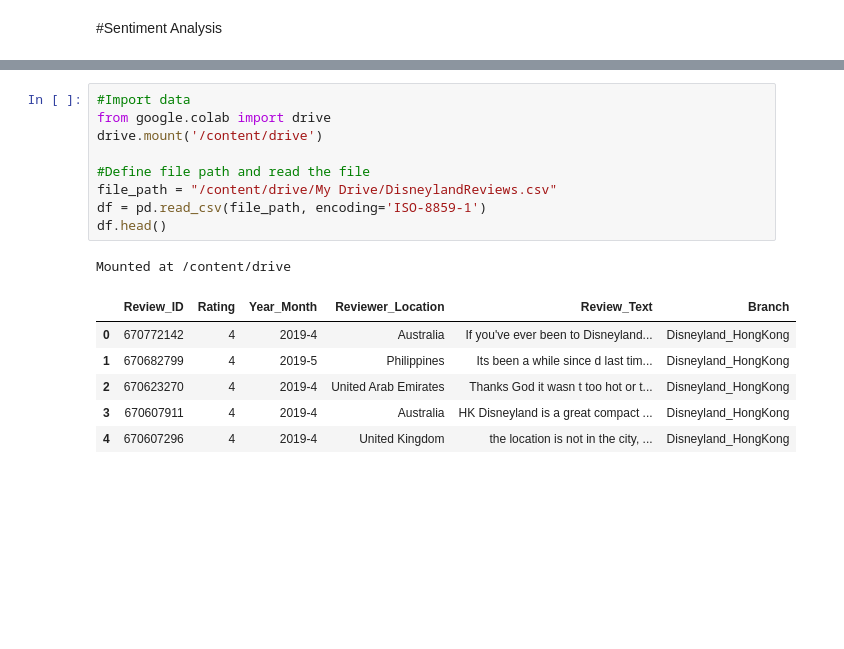
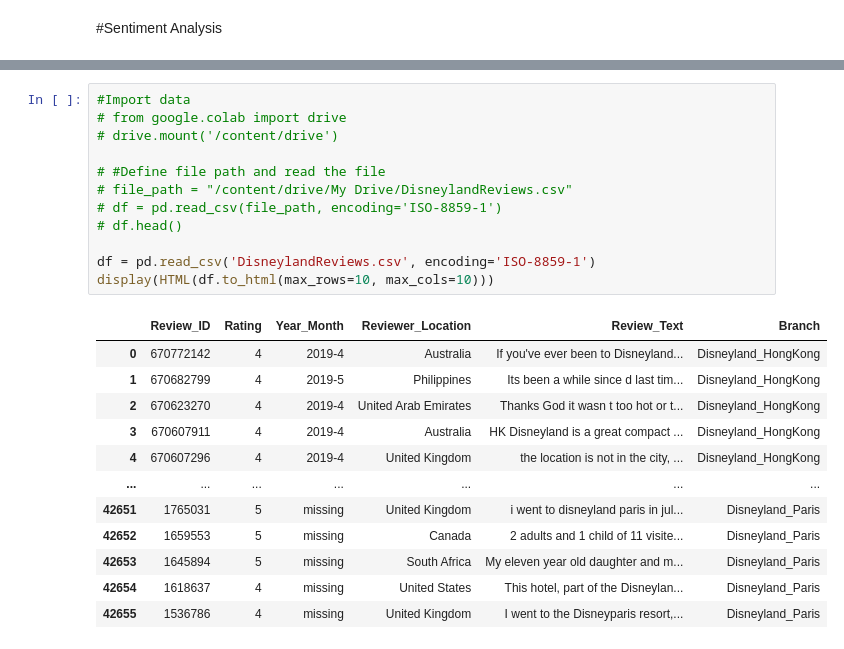
Before and after one commit to reallyjustalan/DSA3101_Group8_Project1, a Jupyter notebook: B4/DSA3101_B4_Predictive_Modelling.ipynb, the cells around one changed output, grey strips where cells are left out. Drawn from its saved outputs; the diff is of its cells as text; blank space fills up the shorter version.

```diff
--- a/B4/DSA3101_B4_Predictive_Modelling.ipynb
+++ b/B4/DSA3101_B4_Predictive_Modelling.ipynb
@@ -14,17 +37,25 @@ True
 # %%
 #Import data
-from google.colab import drive
-drive.mount('/content/drive')
+# from google.colab import drive
+# drive.mount('/content/drive')
 
-#Define file path and read the file
-file_path = "/content/drive/My Drive/DisneylandReviews.csv"
-df = pd.read_csv(file_path, encoding='ISO-8859-1')
-df.head()
+# #Define file path and read the file
+# file_path = "/content/drive/My Drive/DisneylandReviews.csv"
+# df = pd.read_csv(file_path, encoding='ISO-8859-1')
+# df.head()
+
+df = pd.read_csv('DisneylandReviews.csv', encoding='ISO-8859-1')
+display(HTML(df.to_html(max_rows=10, max_cols=10)))
 # %% [output]
-Mounted at /content/drive
 |  | Review_ID | Rating | Year_Month | Reviewer_Location | Review_Text | Branch |
 | 0 | 670772142 | 4 | 2019-4 | Australia | If you've ever been to Disneyland... | Disneyland_HongKong |
 | 1 | 670682799 | 4 | 2019-5 | Philippines | Its been a while since d last tim... | Disneyland_HongKong |
 | 2 | 670623270 | 4 | 2019-4 | United Arab Emirates | Thanks God it wasn t too hot or t... | Disneyland_HongKong |
 | 3 | 670607911 | 4 | 2019-4 | Australia | HK Disneyland is a great compact ... | Disneyland_HongKong |
 | 4 | 670607296 | 4 | 2019-4 | United Kingdom | the location is not in the city, ... | Disneyland_HongKong |
+| ... | ... | ... | ... | ... | ... | ... |
+| 42651 | 1765031 | 5 | missing | United Kingdom | i went to disneyland paris in jul... | Disneyland_Paris |
+| 42652 | 1659553 | 5 | missing | Canada | 2 adults and 1 child of 11 visite... | Disneyland_Paris |
+| 42653 | 1645894 | 5 | missing | South Africa | My eleven year old daughter and m... | Disneyland_Paris |
+| 42654 | 1618637 | 4 | missing | United States | This hotel, part of the Disneylan... | Disneyland_Paris |
+| 42655 | 1536786 | 4 | missing | United Kingdom | I went to the Disneyparis resort,... | Disneyland_Paris |
```
Also changed, not shown: parts of 17 cells of this notebook.
